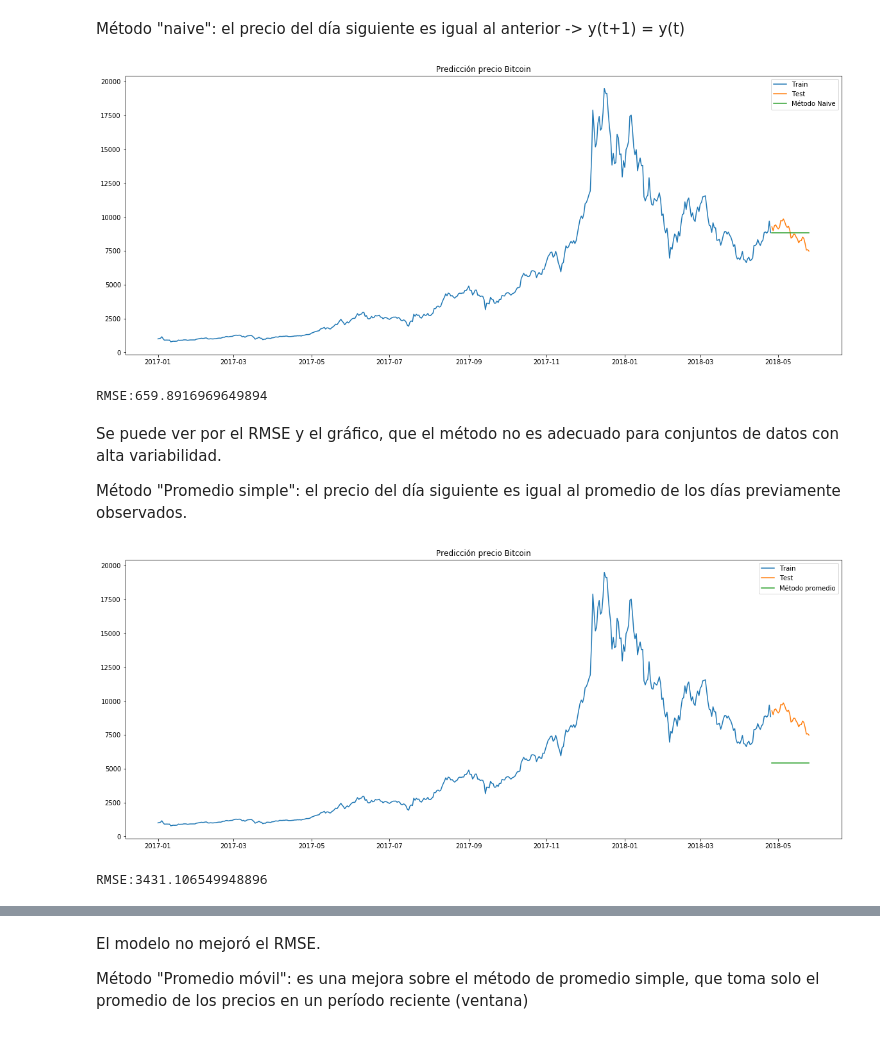
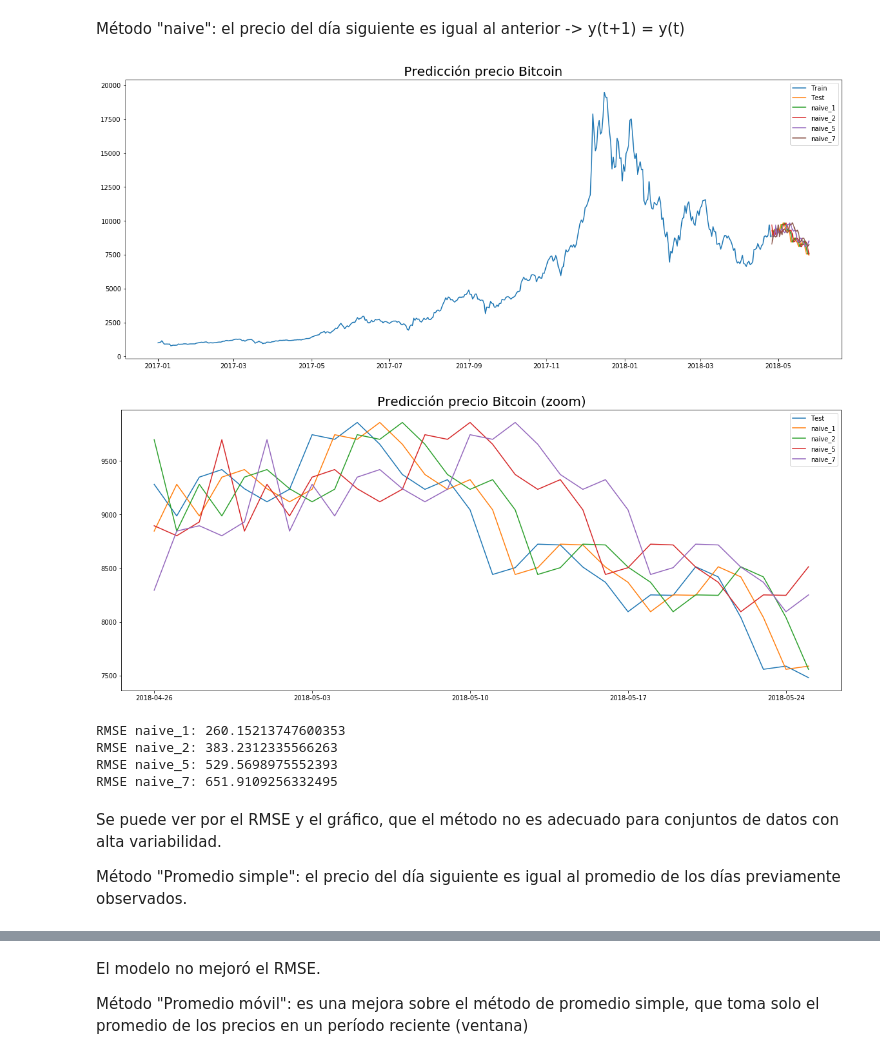
Before and after one commit to leandro-ercoli/proyectofinal, a Jupyter notebook: SimuladorBaselines.ipynb, the cells around one changed output, grey strips where cells are left out. Cells and saved outputs as stored; diff of their text form; code cells hidden in the pictures.

Commit message:
naive y promedio por dia futuro

```diff
--- a/SimuladorBaselines.ipynb
+++ b/SimuladorBaselines.ipynb
@@ -25,7 +25,7 @@ plt.show()
 
 test_size=30
 window_size=1
-dia_futuro=1
+dia_futuro=[1,2,5,7]
 
 train = df[0:len(df)-test_size]
 test  = df[len(df)-test_size:]
@@ -41,42 +41,43 @@ plt.show()
 # %% [markdown]
 Método "naive": el precio del día siguiente es igual al anterior -> y(t+1) = y(t)
 # %%
-training = np.asarray(train.bitcoin)
+#Método
 y_naive = test.copy()
-y_naive['naive'] = training[len(training)-1]
+for f in dia_futuro:
+    naive = np.asarray(df[len(train)-f:len(train)-f+test_size].bitcoin)
+    y_naive['naive_' + str(f)] = naive
 
+#Graficar la serie completa
 plt.figure(figsize=(20,8))
 plt.plot(train.index, train['bitcoin'], label='Train')
 plt.plot(test.index, test['bitcoin'], label='Test')
-plt.plot(y_naive.index, y_naive['naive'], label='Método Naive')
+for i in range(1,len(y_naive.columns)):
+    plt.plot(y_naive.index, y_naive[y_naive.columns[i]], label=y_naive.columns[i])
 plt.legend(loc='best')
-plt.title("Predicción precio Bitcoin")
+plt.title("Predicción precio Bitcoin",fontsize=20)
 plt.show()
 
-rms = sqrt(mean_squared_error(test.bitcoin, y_naive.naive))
-print("RMSE:" + str(rms))
+#Graficar solo la porción de test
+plt.figure(figsize=(20,8))
+plt.plot(test.index, test['bitcoin'], label='Test')
+for i in range(1,len(y_naive.columns)):
+    plt.plot(y_naive.index, y_naive[y_naive.columns[i]], label=y_naive.columns[i])
+plt.legend(loc='best')
+plt.title("Predicción precio Bitcoin (zoom)",fontsize=20)
+plt.show()
+
+#Cálculo de error
+for i in range(1,len(y_naive.columns)):
+    rms = sqrt(mean_squared_error(test.bitcoin, y_naive[y_naive.columns[i]]))
+    print("RMSE " + y_naive.columns[i] + ": " + str(rms))
 # %% [output]
-[figure, old version]
+[figure, new version]
+[figure, added]
-RMSE:659.8916969649894
+RMSE naive_1: 260.15213747600353
+RMSE naive_2: 383.2312335566263
+RMSE naive_5: 529.5698975552393
+RMSE naive_7: 651.9109256332495
 # %% [markdown]
 Se puede ver por el RMSE y el gráfico, que el método no es adecuado para conjuntos de datos con alta variabilidad.
 
 Método "Promedio simple": el precio del día siguiente es igual al promedio de los días previamente observados.
-# %%
-training = np.asarray(train.bitcoin)
-y_promedio = test.copy()
-y_promedio['promedio'] = training.mean()
-
-plt.figure(figsize=(20,8))
-plt.plot(train.index, train['bitcoin'], label='Train')
-plt.plot(test.index, test['bitcoin'], label='Test')
-plt.plot(y_promedio.index, y_promedio['promedio'], label='Método promedio')
-plt.legend(loc='best')
-plt.title("Predicción precio Bitcoin")
-plt.show()
-
-rms = sqrt(mean_squared_error(test.bitcoin, y_promedio.promedio))
-print("RMSE:" + str(rms))
-# %% [output]
-[figure, removed]
-RMSE:3431.106549948896
```
Also changed, not shown: parts of 1 cell of this notebook.
